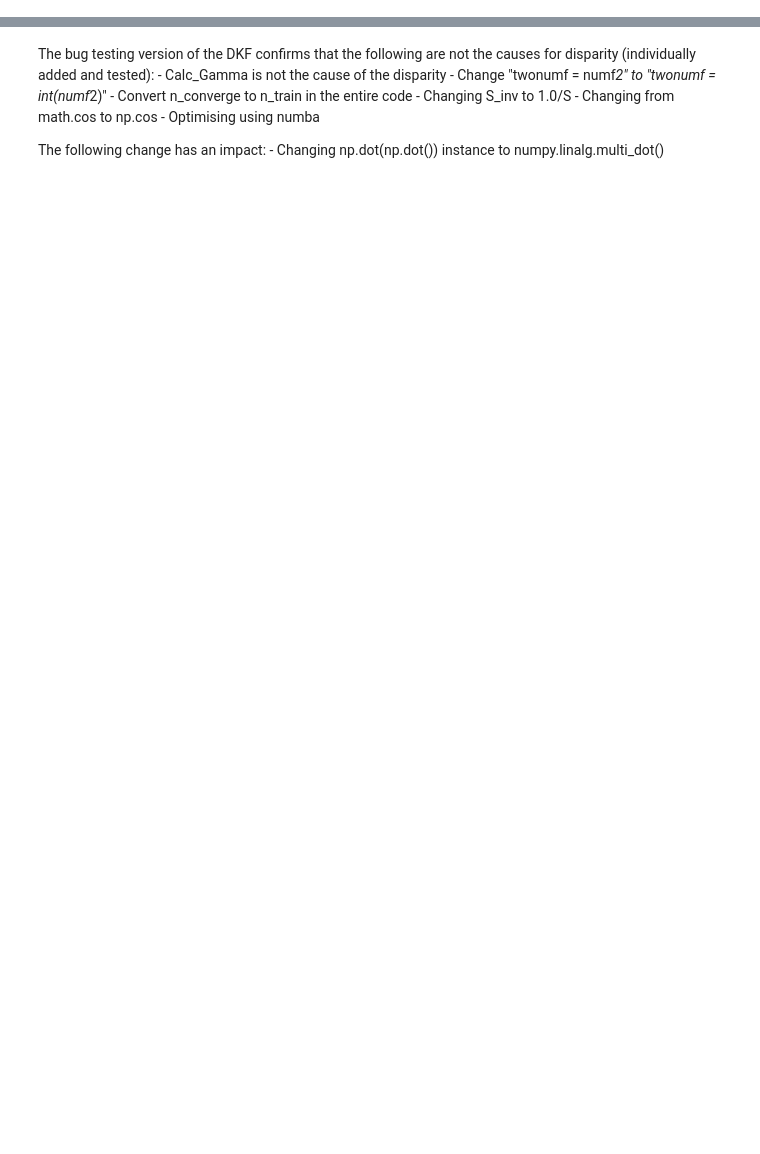
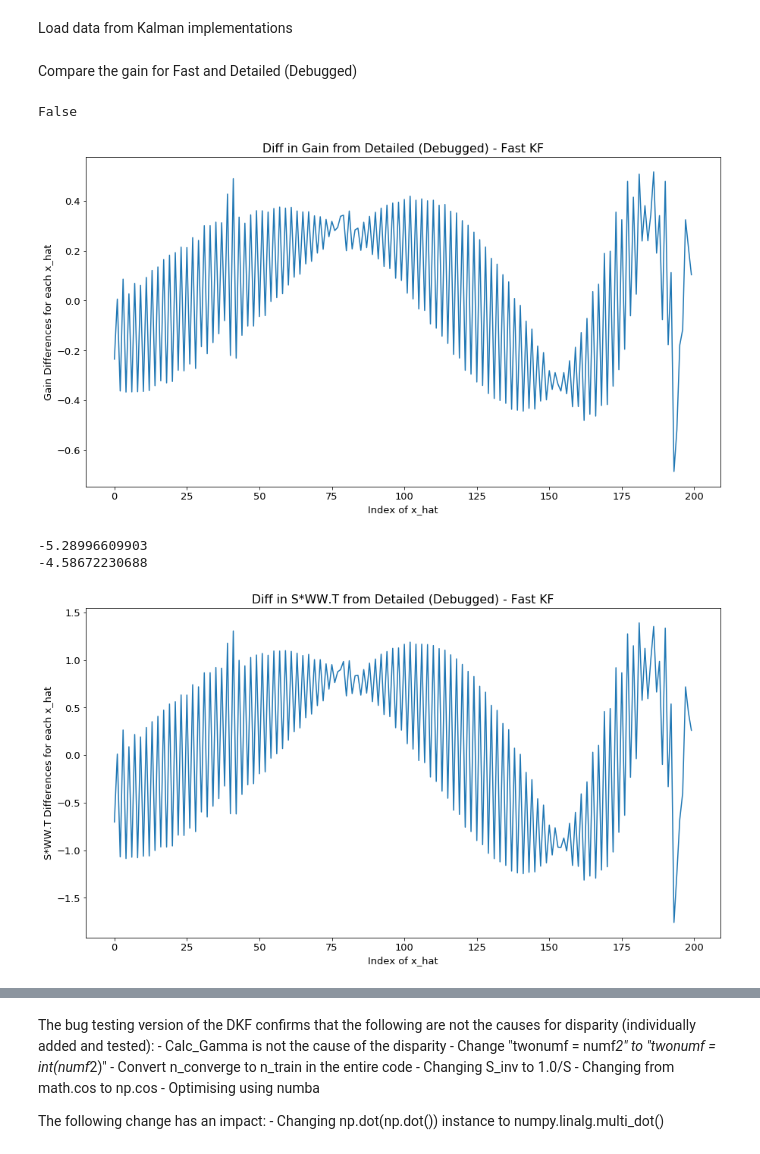
Before and after one commit to riddhisw/predictiveest, a Jupyter notebook: Bug Testing.ipynb, the cells around one changed output, grey strips where cells are left out. Cells and saved outputs as stored; diff of their text form; code cells hidden in the pictures; blank space fills up the shorter version.

```diff
--- a/Bug Testing.ipynb
+++ b/Bug Testing.ipynb
@@ -120,2 +206,4 @@ Fast_KF_II
+# %% [markdown]
+Load data from Kalman implementations
 # %%
 bug_dkf_object = np.load('Debugging_KF.npz')
@@ -129,0 +212,33 @@ skf_data_object2 = np.load('Fast_KF_II.npz')
+# %% [markdown]
+Compare the gain for Fast and Detailed (Debugged)
+# %%
+print np.alltrue(skf_data_object['store_S_Outer_W'][:,:,:]==bug_dkf_object['store_S_Outer_W'][:,:,:])
+# %% [output]
+False
+# %%
+timestep=1000
+plt.figure(figsize=(15,8))
+gain_residuals = bug_dkf_object['W']-skf_data_object['W']
+plt.ylabel('Gain Differences for each x_hat')
+plt.xlabel('Index of x_hat')
+plt.title('Diff in Gain from Detailed (Debugged) - Fast KF')
+plt.plot(gain_residuals[:,0,timestep])
+plt.savefig(figname+'_Differences_in_Gain_at_%s'%(timestep), format="svg")
+plt.show()
+
+item ='store_S_Outer_W' # 'x_hat'
+print skf_data_object[item][0,0,timestep]
+print bug_dkf_object[item][0,0,timestep]
+
+plt.figure(figsize=(15,8))
+plt.ylabel('S*WW.T Differences for each x_hat')
+plt.xlabel('Index of x_hat')
+plt.title('Diff in S*WW.T from Detailed (Debugged) - Fast KF')
+plt.plot(range(200), skf_data_object[item][:,0,timestep]-bug_dkf_object[item][:,0,timestep])
+plt.savefig(figname+'_Differences_in_S_OuterW_at_%s'%(timestep), format="svg")
+plt.show()
+# %% [output]
+[figure, added]
+-5.28996609903
+-4.58672230688
+[figure, added]
```
Also changed, not shown: parts of 20 cells of this notebook, 1 other file.
